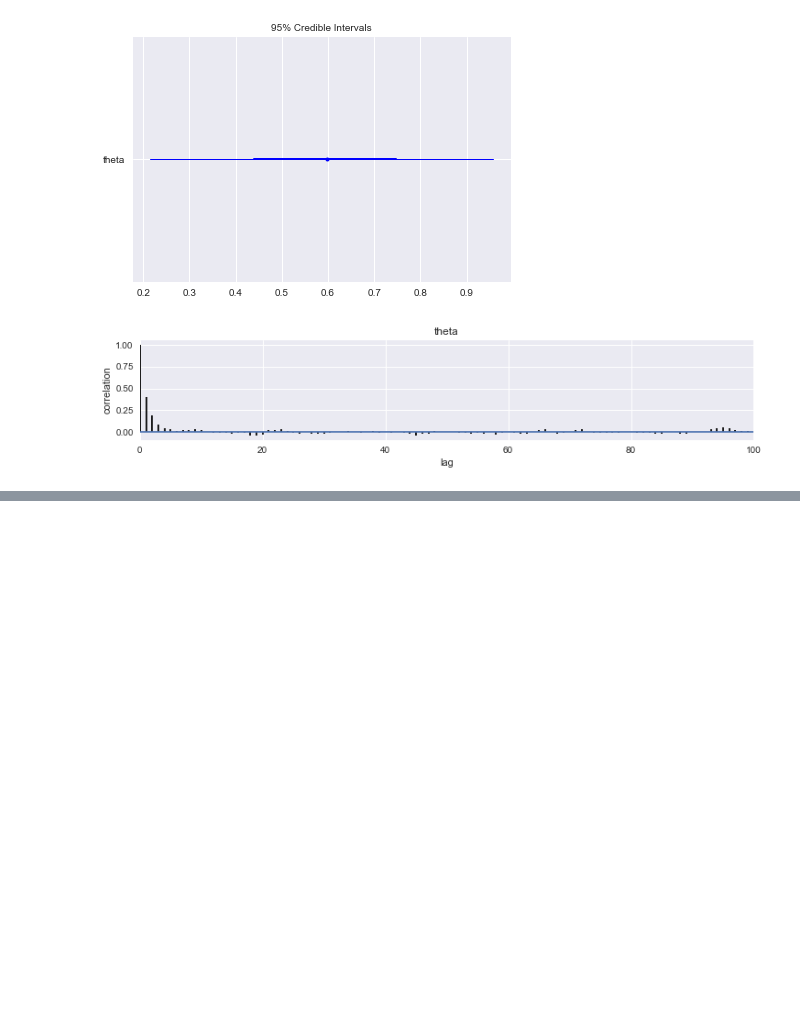
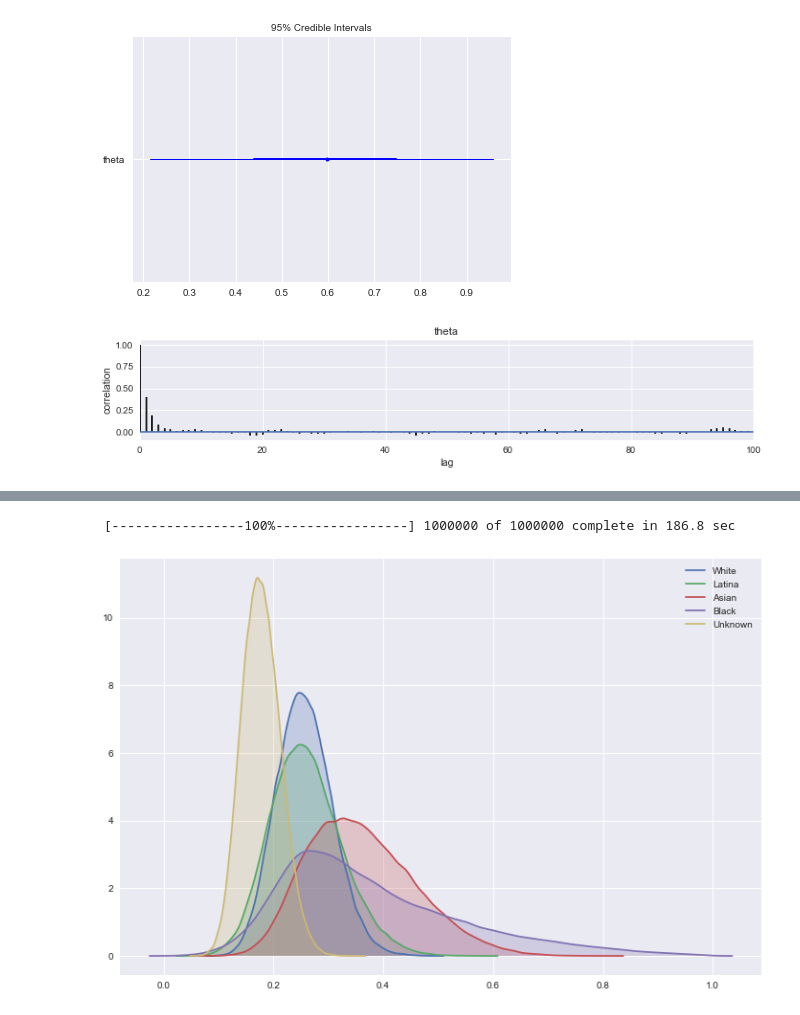
Before and after one commit to caheredia/Data-Science-Portfolio, a Jupyter notebook: Responses/develop/2017-8-21_ch_okc_response_data_bayes.ipynb, the cells around one changed output, grey strips where cells are left out. Cells and saved outputs as stored; diff of their text form; code cells hidden in the pictures; blank space fills up the shorter version.

```diff
--- a/Responses/develop/2017-8-21_ch_okc_response_data_bayes.ipynb
+++ b/Responses/develop/2017-8-21_ch_okc_response_data_bayes.ipynb
@@ -190,0 +243,14 @@ array([[<matplotlib.axes._subplots.AxesSubplot object at 0x...>]], dtype=object)
+# %%
+Groups = ['White', 'Latina', 'Asian', 'Black', 'Unknown']
+
+#function to build array for dataframe
+def n_trials(group_list):
+    new_array = []
+    for item in group_list:
+        a =  df.loc[  (df.Contact != 1 ) & (df.Ethnicity == item ), 'Response' ].sum() #replies
+        b = len( df.loc[  (df.Contact != 1 ) & (df.Ethnicity == item ), 'Response' ] )#messages sent by me to White group
+        new_array.append([a,b])
+    return pd.DataFrame( np.array(new_array).reshape(5,2), columns = ['Replies', 'Sent'] ).set_index([group_list])
+
+df1 = (n_trials(Groups))
+df1
@@ -190,0 +264,35 @@ array([[<matplotlib.axes._subplots.AxesSubplot object at 0x...>]], dtype=object)
+# %%
+import pymc
+
+@pymc.stochastic(dtype=np.float64)
+def hyperpriors(value=[1.0, 1.0]):
+    a, b = value[0], value[1]
+    if a <= 0 or b <= 0:
+        return -np.inf
+    else:
+        return np.log(np.power((a + b), -2.5))
+
+a = hyperpriors[0]
+b = hyperpriors[1]
+# %%
+# The hidden, true rate for each website.
+true_rates = pymc.Beta('true_rates', a, b, size=5)
+
+# The observed values
+trials = df1.Sent.as_matrix() #Passes array of values
+successes = df1.Replies.as_matrix() #Passes array
+observed_values = pymc.Binomial('observed_values', trials, true_rates, observed=True, value=successes)
+
+model = pymc.Model([a, b, true_rates, observed_values])
+mcmc = pymc.MCMC(model)
+
+# Generate 1M samples, and throw out the first 500k
+mcmc.sample(1000000, 500000)
+# %% [output]
+ [-----------------100%-----------------] 1000000 of 1000000 complete in 186.8 sec
+# %%
+plt.figure(figsize=(12,8))
+for i in range(5):
+    sns.kdeplot(mcmc.trace('true_rates')[:][:,i], shade = True, label = Groups[i])
+# %% [output]
+[figure, added]
```
Also changed, not shown: parts of 20 cells of this notebook, 3 other files.
